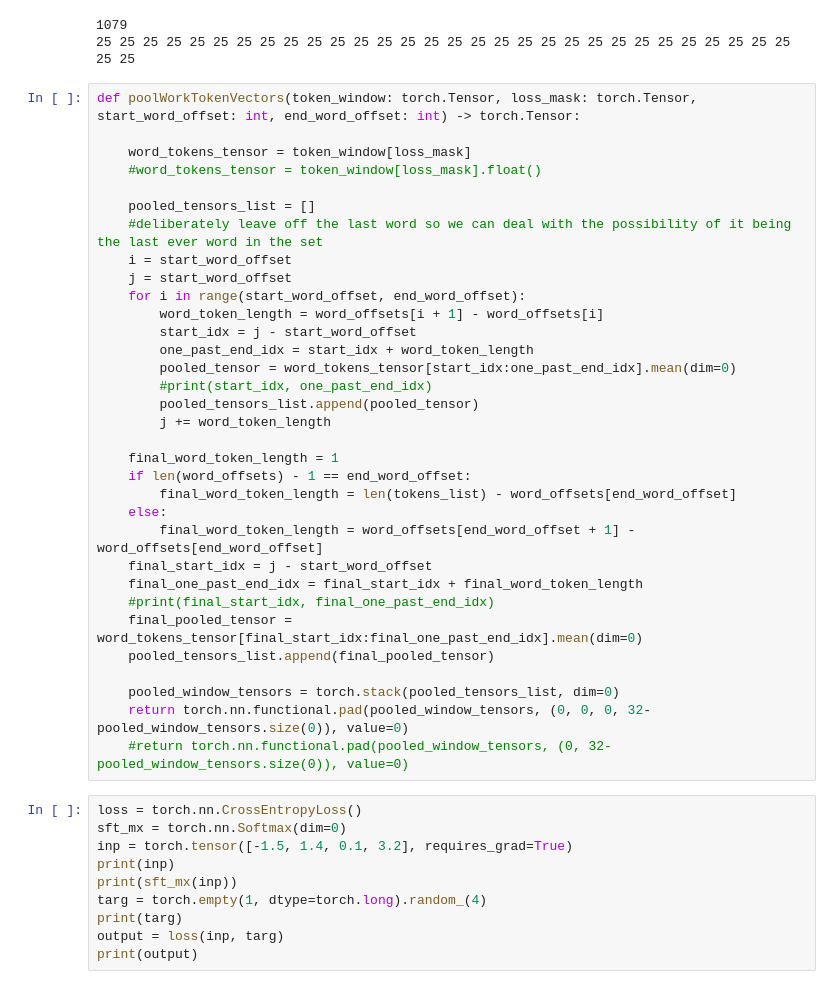
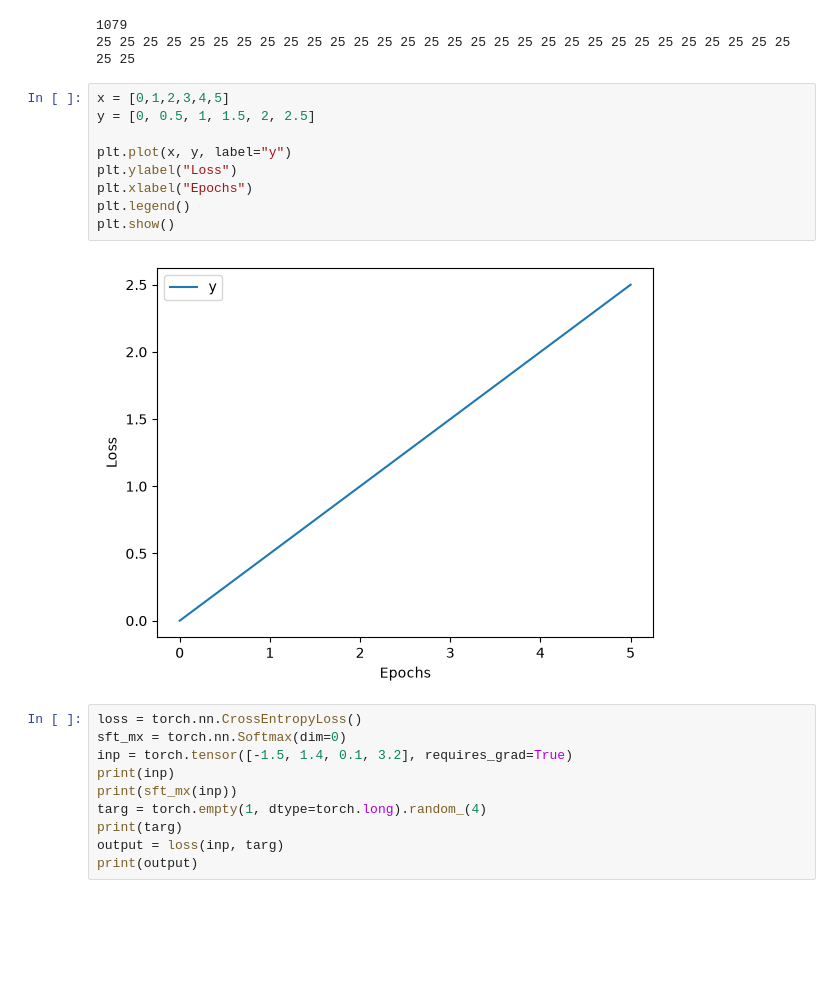
Before and after one commit to 12401453/torot_2023, a Jupyter notebook: PyTorch/Tokenisation/padunk/glue2.ipynb, the cells around one changed output. Cells and saved outputs as stored; diff of their text form; blank space fills up the shorter version.

```diff
--- a/PyTorch/Tokenisation/padunk/glue2.ipynb
+++ b/PyTorch/Tokenisation/padunk/glue2.ipynb
@@ -831,38 +877,16 @@ print(prnt_str.strip())
 1079
 25 25 25 25 25 25 25 25 25 25 25 25 25 25 25 25 25 25 25 25 25 25 25 25 25 25 25 25 25 25 25 25
 # %%
-def poolWorkTokenVectors(token_window: torch.Tensor, loss_mask: torch.Tensor, start_word_offset: int, end_word_offset: int) -> torch.Tensor:
+x = [0,1,2,3,4,5]
+y = [0, 0.5, 1, 1.5, 2, 2.5]
 
-    word_tokens_tensor = token_window[loss_mask]
-    #word_tokens_tensor = token_window[loss_mask].float()
-
-    pooled_tensors_list = []
-    #deliberately leave off the last word so we can deal with the possibility of it being the last ever word in the set
-    i = start_word_offset
-    j = start_word_offset
-    for i in range(start_word_offset, end_word_offset):
-        word_token_length = word_offsets[i + 1] - word_offsets[i]
-        start_idx = j - start_word_offset
-        one_past_end_idx = start_idx + word_token_length
-        pooled_tensor = word_tokens_tensor[start_idx:one_past_end_idx].mean(dim=0)
-        #print(start_idx, one_past_end_idx)
-        pooled_tensors_list.append(pooled_tensor)
-        j += word_token_length
-
-    final_word_token_length = 1
-    if len(word_offsets) - 1 == end_word_offset:
-        final_word_token_length = len(tokens_list) - word_offsets[end_word_offset]
-    else:
-        final_word_token_length = word_offsets[end_word_offset + 1] - word_offsets[end_word_offset]
-    final_start_idx = j - start_word_offset
-    final_one_past_end_idx = final_start_idx + final_word_token_length
-    #print(final_start_idx, final_one_past_end_idx)
-    final_pooled_tensor = word_tokens_tensor[final_start_idx:final_one_past_end_idx].mean(dim=0)
-    pooled_tensors_list.append(final_pooled_tensor)
-
-    pooled_window_tensors = torch.stack(pooled_tensors_list, dim=0)
-    return torch.nn.functional.pad(pooled_window_tensors, (0, 0, 0, 32-pooled_window_tensors.size(0)), value=0)
-    #return torch.nn.functional.pad(pooled_window_tensors, (0, 32-pooled_window_tensors.size(0)), value=0)
+plt.plot(x, y, label="y")
+plt.ylabel("Loss")
+plt.xlabel("Epochs")
+plt.legend()
+plt.show()
+# %% [output]
+[figure, added]
 # %%
 loss = torch.nn.CrossEntropyLoss()
 sft_mx = torch.nn.Softmax(dim=0)
```
Also changed, not shown: parts of 9 cells of this notebook, 3 other files.
